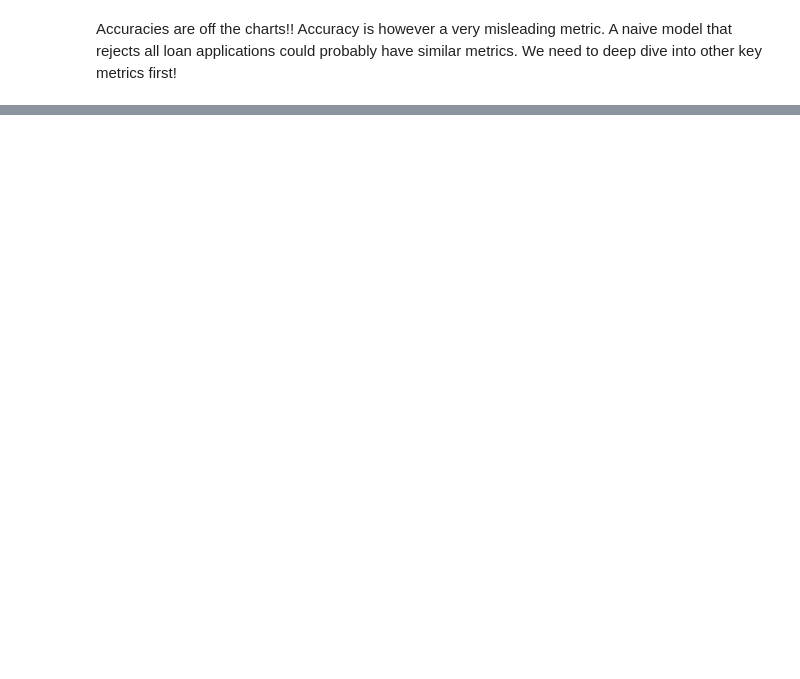
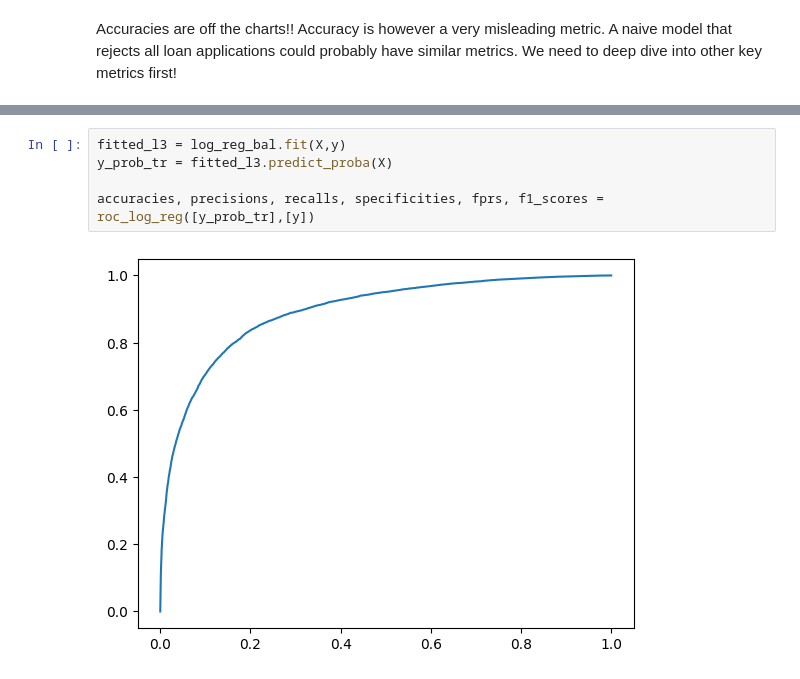
Before and after one commit to ricrichardthomas1/kaggle_loan, a Jupyter notebook: notebooks/loan_approval.ipynb, the cells around one changed output, grey strips where cells are left out. Drawn from its saved outputs; the diff is of its cells as text; blank space fills up the shorter version.

Commit message:
"Modelling, Tuning and prediction"

```diff
--- a/notebooks/loan_approval.ipynb
+++ b/notebooks/loan_approval.ipynb
@@ -322,0 +506,7 @@ Accuracies are off the charts!! Accuracy is however a very misleading metric. A
+# %%
+fitted_l3 = log_reg_bal.fit(X,y)
+y_prob_tr = fitted_l3.predict_proba(X)
+
+accuracies, precisions, recalls, specificities, fprs, f1_scores = roc_log_reg([y_prob_tr],[y])
+# %% [output]
+[figure, added]
```
Also changed, not shown: parts of 19 cells of this notebook, 1 other file.
